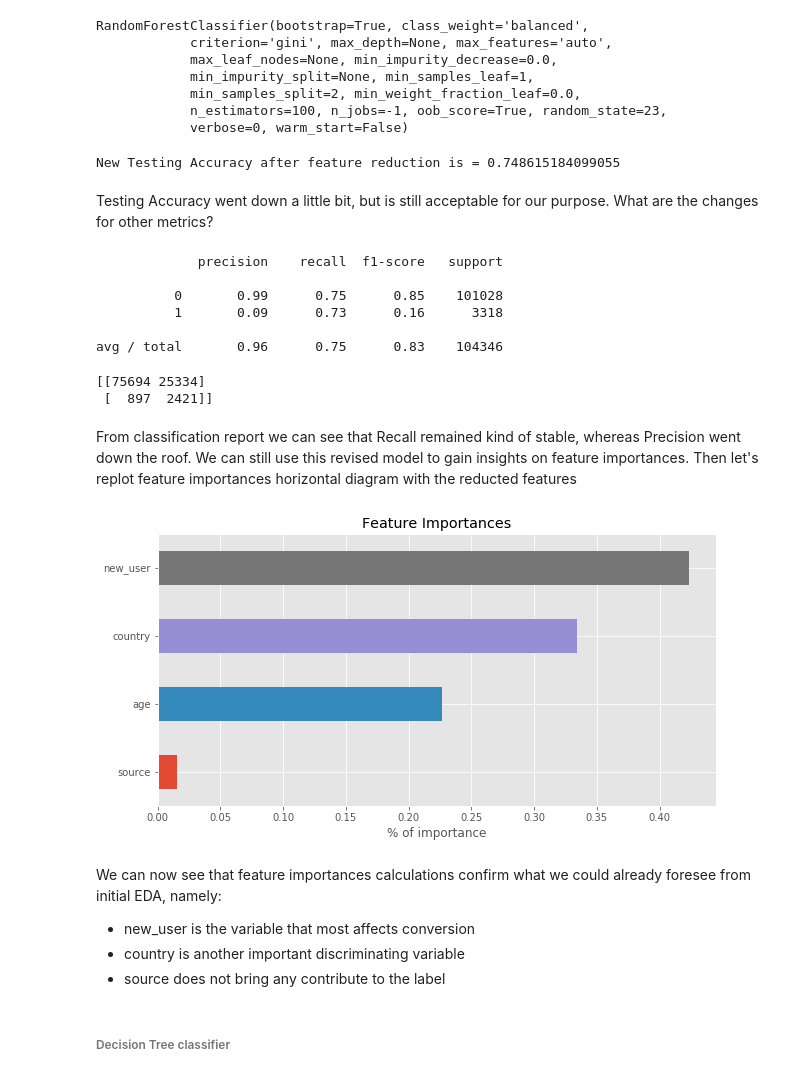
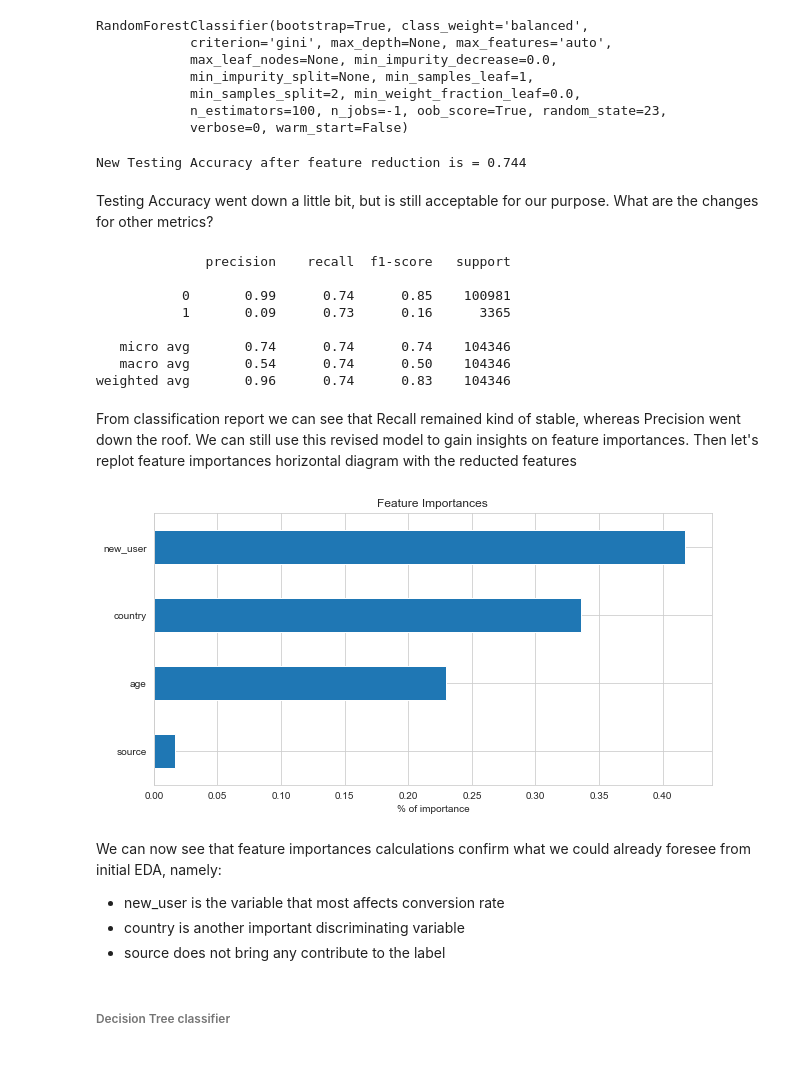
Before and after one commit to bruno-raffa/Conversion-Rate-Optimization, a Jupyter notebook: Notebook.ipynb, the cells around one changed output. Drawn from its saved outputs; the diff is of its cells as text; code cells hidden in the pictures.

```diff
--- a/Notebook.ipynb
+++ b/Notebook.ipynb
@@ -261,10 +354,12 @@ X.shape
 (316197, 5)
 # %% [markdown]
 ###### Label encoding of categorical features
+# %%
+enc = OrdinalEncoder()
+cat_var = X.select_dtypes('O').columns
 # %%
-lb = LabelEncoder() # instantiate the encoder
-for feature in X.select_dtypes(include = ['O']).columns.values: # loop through all the feature spaces and pick only the categorical variables
-    X[feature]= lb.fit_transform(X[feature])
+for feature in cat_var: # loop through all the feature spaces and pick only the categorical variables
+    X[feature]= enc.fit_transform(X[feature].values.reshape(-1, 1))
 # %%
 X.info() # final check on feature matrix X values
 # %% [output]
@@ -288,7 +383,9 @@ y = df.converted # label
 ### Cross validation
 # %%
 # split data in train and test set
-X_train, X_test, y_train, y_test = train_test_split(X, y, random_state=42, test_size=0.33)
+X_train, X_test, y_train, y_test = train_test_split(X, y,
+                                                    random_state=42,
+                                                    test_size=0.33, stratify=y)
 # %% [markdown]
 ### Model Selection
 # %% [markdown]
@@ -450,7 +543,10 @@ classified as 1.
 # %%
 X_new = X.drop('total_pages_visited', axis='columns').copy() # drop the undesired feature
 # %%
-X_new_train, X_new_test, y_train, y_test = train_test_split(X_new, y, random_state=42, test_size=0.33)
+X_new_train, X_new_test, y_train, y_test = train_test_split(X_new, y,
+                                                            random_state=42,
+                                                            test_size=0.33,
+                                                           stratify=y)
 # %%
 rf = RandomForestClassifier(n_estimators=100, # to speed up process time and obtain acceptable results
                             n_jobs=-1,        # to exploit all cores
@@ -468,36 +564,36 @@ RandomForestClassifier(bootstrap=True, class_weight='balanced',
             n_estimators=100, n_jobs=-1, oob_score=True, random_state=23,
             verbose=0, warm_start=False)
 # %%
-print('New Testing Accuracy after feature reduction is =', rf.score(X_new_test, y_test))
+print('New Testing Accuracy after feature reduction is =', round(rf.score(X_new_test, y_test), 3))
 # %% [output]
-New Testing Accuracy after feature reduction is = 0.748615184099055
+New Testing Accuracy after feature reduction is = 0.744
 # %% [markdown]
 Testing Accuracy went down a little bit, but is still acceptable for our purpose. What are the changes for other metrics?
 # %%
 y_new_pred = rf.predict(X_new_test)
 print(classification_report(y_test, y_new_pred))
 # %% [output]
-             precision    recall  f1-score   support
+              precision    recall  f1-score   support
 
-          0       0.99      0.75      0.85    101028
-          1       0.09      0.73      0.16      3318
+           0       0.99      0.74      0.85    100981
+           1       0.09      0.73      0.16      3365
 
-avg / total       0.96      0.75      0.83    104346
+   micro avg       0.74      0.74      0.74    104346
+   macro avg       0.54      0.74      0.50    104346
+weighted avg       0.96      0.74      0.83    104346
-# %%
-print(confusion_matrix(y_test, y_new_pred))
-# %% [output]
-[[75694 25334]
- [  897  2421]]
 # %% [markdown]
 From classification report we can see that Recall remained kind of stable, whereas Precision went down the roof. We can still use this revised model to gain insights on feature importances. Then let's replot feature importances horizontal diagram with the reducted features
 # %%
-feature_importances = pd.Series(rf.feature_importances_, index=X_new.columns).sort_values().plot(kind='barh', figsize=(10,5))
+feature_importances =(pd.Series(rf.feature_importances_,
+                                index=X_new.columns)
+                                .sort_values()
+                                .plot(kind='barh', figsize=(10,5)))
 plt.title('Feature Importances'), plt.xlabel('% of importance');
 # %% [output]
-[figure, old version]
+[figure, new version]
 # %% [markdown]
 We can now see that feature importances calculations confirm what we could already foresee from initial EDA, namely:
-- new_user is the variable that most affects conversion
+- new_user is the variable that most affects conversion rate
 - country is another important discriminating variable
 - source does not bring any contribute to the label
 # %% [markdown]
```
Also changed, not shown: parts of 36 cells of this notebook.
